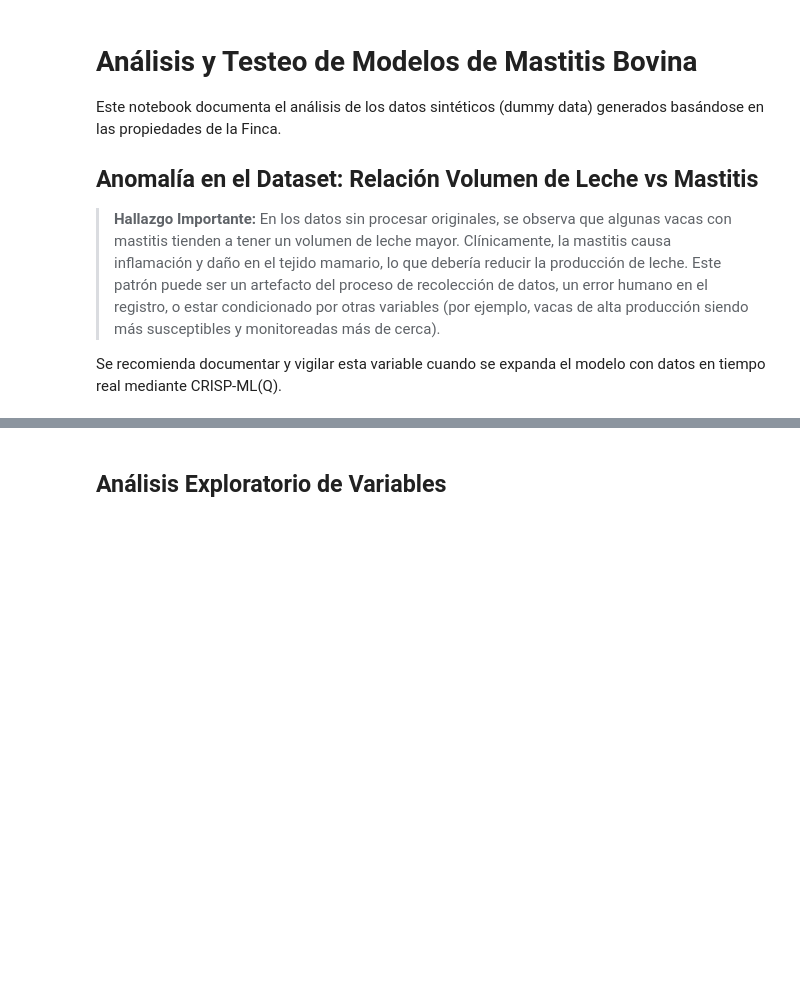
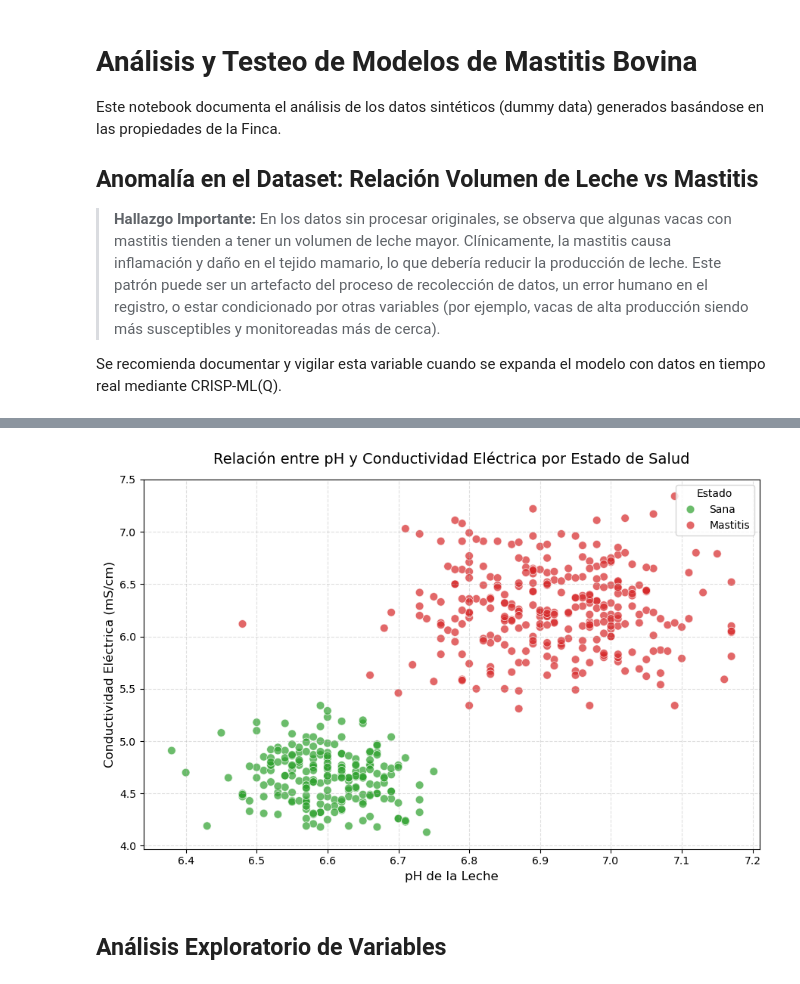
Before and after one commit to nikkaoyy/Prediccion_MastitisBovina, a Jupyter notebook: notebooks/Model_Analysis_and_Testing.ipynb, the cells around one changed output, grey strips where cells are left out. Cells and saved outputs as stored; diff of their text form; code cells hidden in the pictures; blank space fills up the shorter version.

Commit message:
Analisis de variables y mejora en el dummy data

```diff
--- a/notebooks/Model_Analysis_and_Testing.ipynb
+++ b/notebooks/Model_Analysis_and_Testing.ipynb
@@ -26,3 +36,28 @@ df.head()
+# %%
+# Relación entre pH y Conductividad Eléctrica (Biomarcadores principales)
+plt.figure(figsize=(9, 6))
+sns.scatterplot(
+    data=df,
+    x='ph_leche',
+    y='conductividad_leche_ms_cm',
+    hue='mastitis',
+    palette={0: '#2ca02c', 1: '#d62728'}, # Verde para sana, Rojo para mastitis
+    alpha=0.7,
+    s=60
+)
+plt.title('Relación entre pH y Conductividad Eléctrica por Estado de Salud', fontsize=14, pad=15)
+plt.xlabel('pH de la Leche', fontsize=12)
+plt.ylabel('Conductividad Eléctrica (mS/cm)', fontsize=12)
+plt.grid(True, linestyle='--', alpha=0.4)
+
+# Ajustar leyenda
+handles, labels = plt.gca().get_legend_handles_labels()
+plt.legend(handles=handles, labels=['Sana', 'Mastitis'], title='Estado', frameon=True)
+
+plt.tight_layout()
+plt.show()
+# %% [output]
+[figure, added]
 # %% [markdown]
 ## Análisis Exploratorio de Variables
 # %%
```
Also changed, not shown: parts of 4 cells of this notebook, 1 other file.
